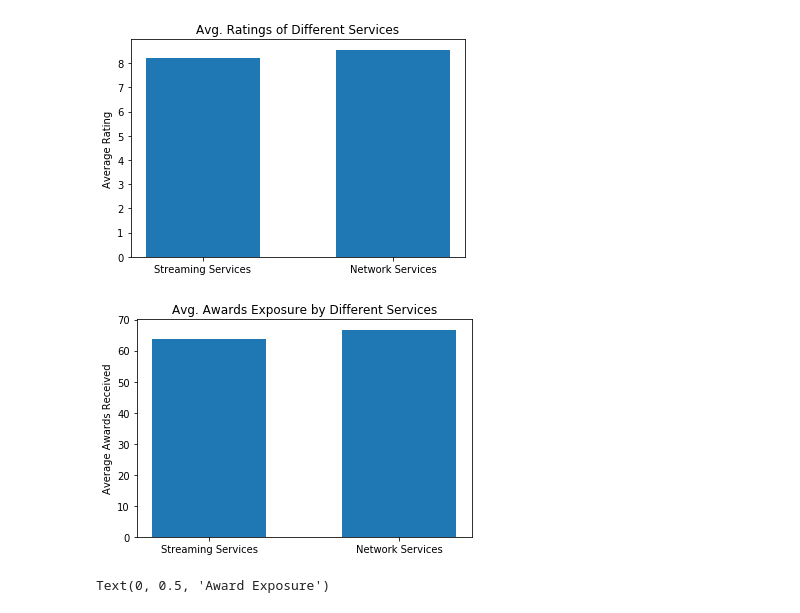
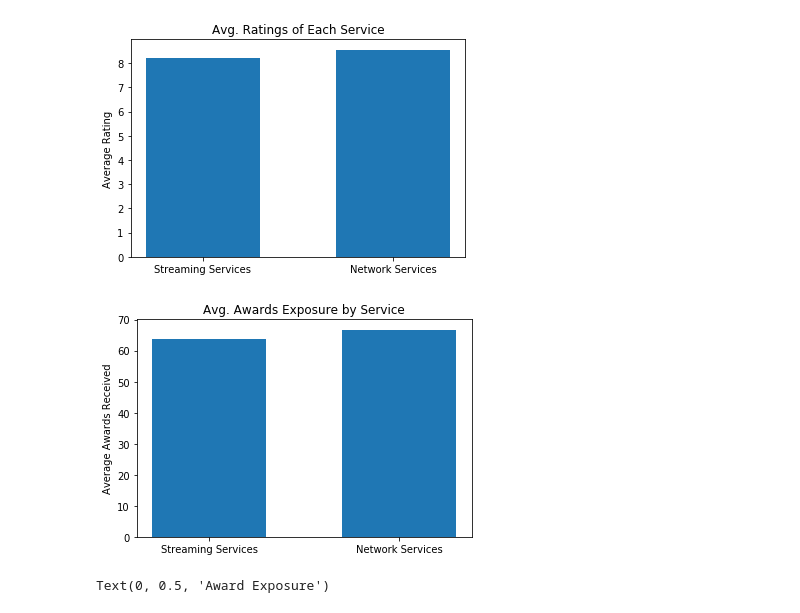
Before and after one commit to Kanqaroo/movieassestment-project, a Jupyter notebook: visualizations_sam.ipynb, the cells around one changed output. Drawn from its saved outputs; the diff is of its cells as text; code cells hidden in the pictures.

```diff
--- a/visualizations_sam.ipynb
+++ b/visualizations_sam.ipynb
@@ -20,17 +24,17 @@ streaming = the_df[the_df['webChannel'] != False]
 # %%
 simple_comp_bars = plt.bar(['Streaming Services', 'Network Services'], [streaming['rating'].dropna().mean(), networks['rating'].dropna().mean()],width=0.6,align='center', )
 plt.ylabel('Average Rating')
-plt.title('Avg. Ratings of Different Services')
+plt.title('Avg. Ratings of Each Service')
 plt.show()
 # %% [output]
-[figure, old version]
+[figure, new version]
 # %%
 simple_comp_bars = plt.bar(['Streaming Services', 'Network Services'], [streaming['award_exposure'].dropna().mean(), networks['award_exposure'].dropna().mean()],width=0.6,align='center', )
 plt.ylabel('Average Awards Received')
-plt.title('Avg. Awards Exposure by Different Services')
+plt.title('Avg. Awards Exposure by Service')
 plt.show()
 # %% [output]
-[figure, old version]
+[figure, new version]
 # %%
 xscatter=networks['rating']
 yscatter=networks['award_exposure']
```
Also changed, not shown: parts of 6 cells of this notebook.
